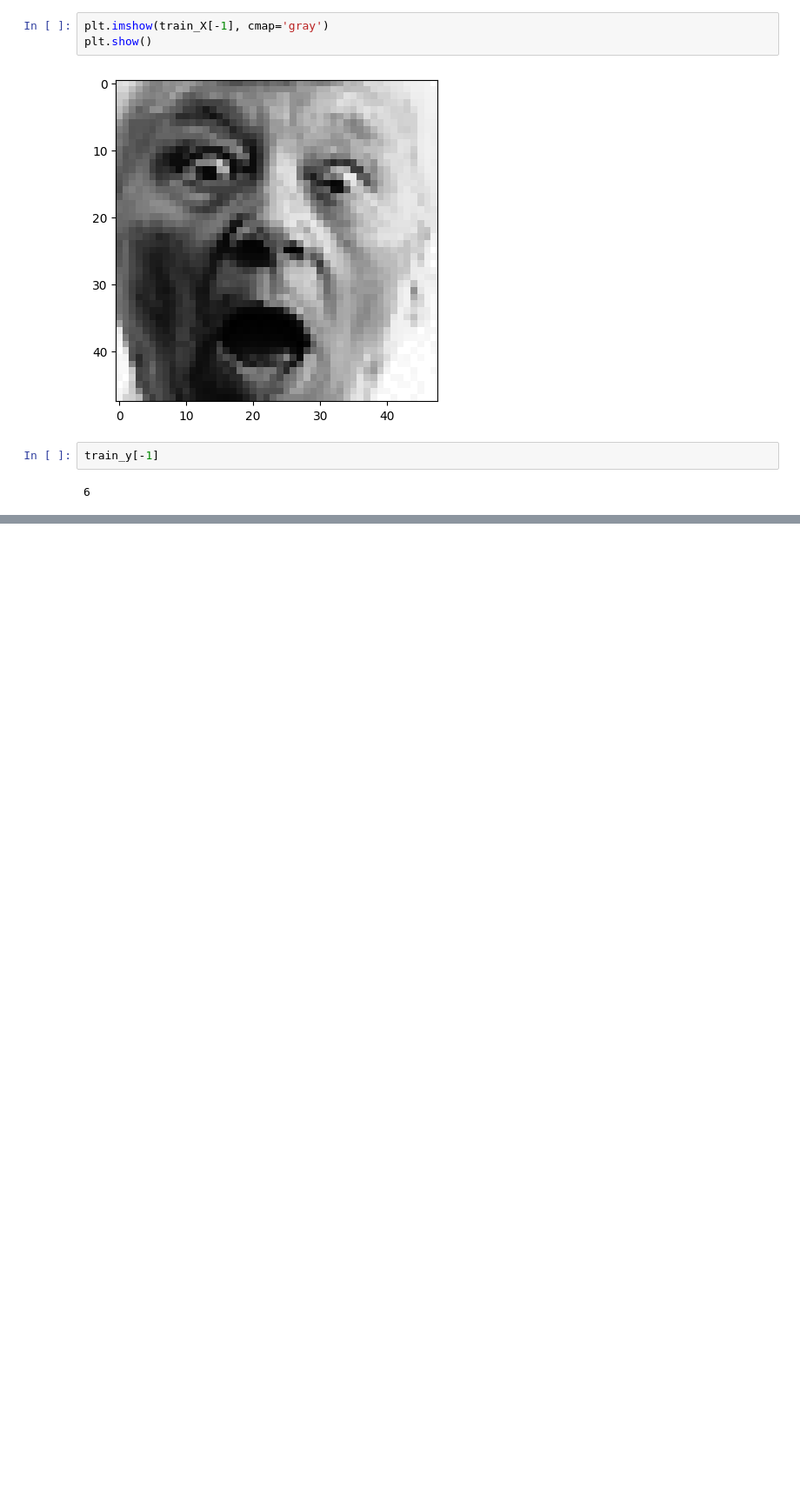
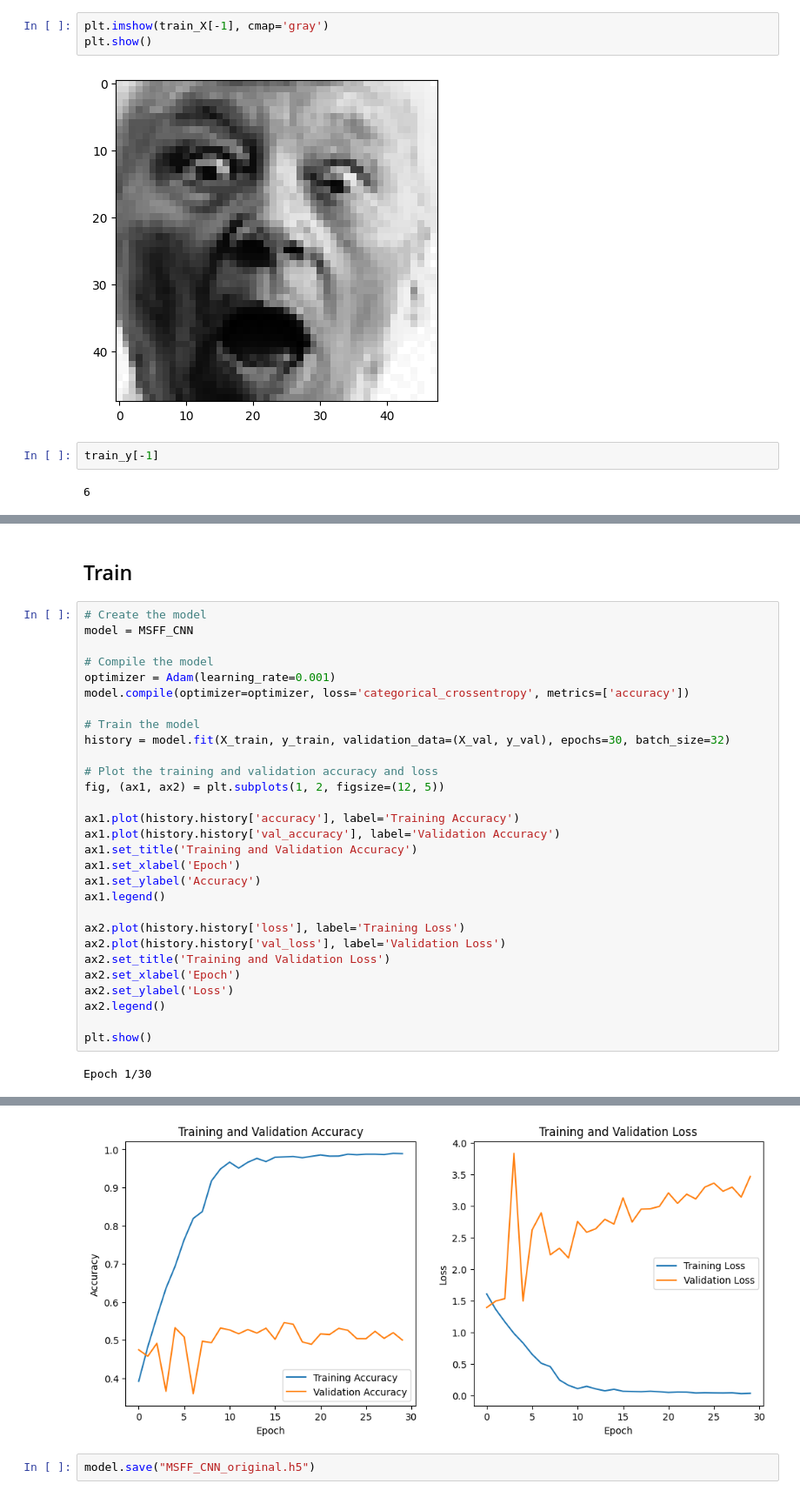
Before and after one commit to Mersen130/Facial-Expression-Recognition-CNN, a Jupyter notebook: train.ipynb, the cells around one changed output, grey strips where cells are left out. Shown at 87% size. Drawn from its saved outputs; the diff is of its cells as text; blank space fills up the shorter version.

```diff
--- a/train.ipynb
+++ b/train.ipynb
@@ -104,0 +315,33 @@ train_y[-1]
+# %% [markdown]
+## Train
+# %%
+# Create the model
+model = MSFF_CNN
+
+# Compile the model
+optimizer = Adam(learning_rate=0.001)
+model.compile(optimizer=optimizer, loss='categorical_crossentropy', metrics=['accuracy'])
+
+# Train the model
+history = model.fit(X_train, y_train, validation_data=(X_val, y_val), epochs=30, batch_size=32)
+
+# Plot the training and validation accuracy and loss
+fig, (ax1, ax2) = plt.subplots(1, 2, figsize=(12, 5))
+
+ax1.plot(history.history['accuracy'], label='Training Accuracy')
+ax1.plot(history.history['val_accuracy'], label='Validation Accuracy')
+ax1.set_title('Training and Validation Accuracy')
+ax1.set_xlabel('Epoch')
+ax1.set_ylabel('Accuracy')
+ax1.legend()
+
+ax2.plot(history.history['loss'], label='Training Loss')
+ax2.plot(history.history['val_loss'], label='Validation Loss')
+ax2.set_title('Training and Validation Loss')
+ax2.set_xlabel('Epoch')
+ax2.set_ylabel('Loss')
+ax2.legend()
+
+plt.show()
+# %% [output]
+Epoch 1/30
@@ -104,0 +366,3 @@ train_y[-1]
+[figure, added]
+# %%
+model.save("MSFF_CNN_original.h5")
```
Also changed, not shown: parts of 27 cells of this notebook, 1 other file.
